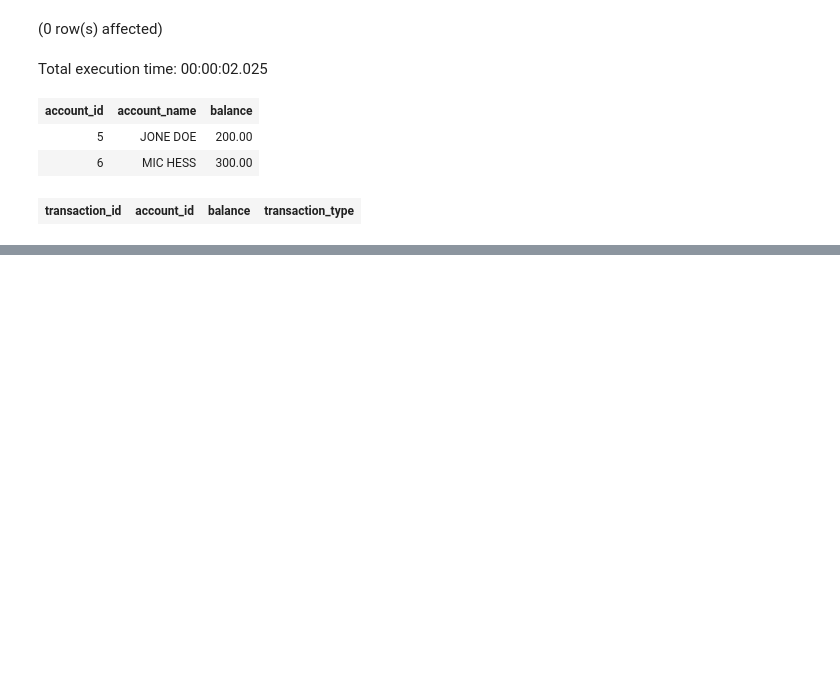
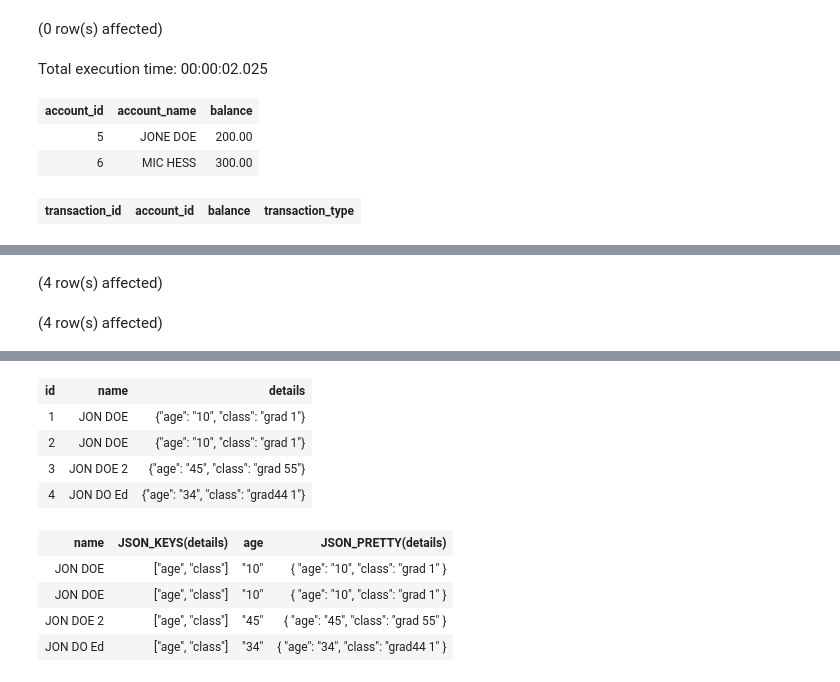
Before and after one commit to IrfanSabbir/mysql_advance, a Jupyter notebook: advance-mysql-2.ipynb, the cells around one changed output, grey strips where cells are left out. Cells and saved outputs as stored; diff of their text form; code cells hidden in the pictures; blank space fills up the shorter version.

Commit message:
Mysql JSON and OBJECT

```diff
--- a/advance-mysql-2.ipynb
+++ b/advance-mysql-2.ipynb
@@ -316,0 +342,9 @@ Total execution time: 00:00:02.025
+# %%
+-- Retrive data
+
+SELECT * from user_json;
+
+SELECT name, JSON_KEYS(details), JSON_EXTRACT(details, "$.age") as age, JSON_PRETTY(details) from user_json;
+# %% [output]
+(4 row(s) affected)
+(4 row(s) affected)
@@ -316,0 +352,10 @@ Total execution time: 00:00:02.025
+| id | name | details |
+| 1 | JON DOE | {"age": "10", "class": "grad 1"} |
+| 2 | JON DOE | {"age": "10", "class": "grad 1"} |
+| 3 | JON DOE 2 | {"age": "45", "class": "grad 55"} |
+| 4 | JON DO Ed | {"age": "34", "class": "grad44 1"} |
+| name | JSON_KEYS(details) | age | JSON_PRETTY(details) |
+| JON DOE | ["age", "class"] | "10" | { "age": "10", "class": "grad 1" } |
+| JON DOE | ["age", "class"] | "10" | { "age": "10", "class": "grad 1" } |
+| JON DOE 2 | ["age", "class"] | "45" | { "age": "45", "class": "grad 55" } |
+| JON DO Ed | ["age", "class"] | "34" | { "age": "34", "class": "grad44 1" } |
```
Also changed, not shown: parts of 4 cells of this notebook.
